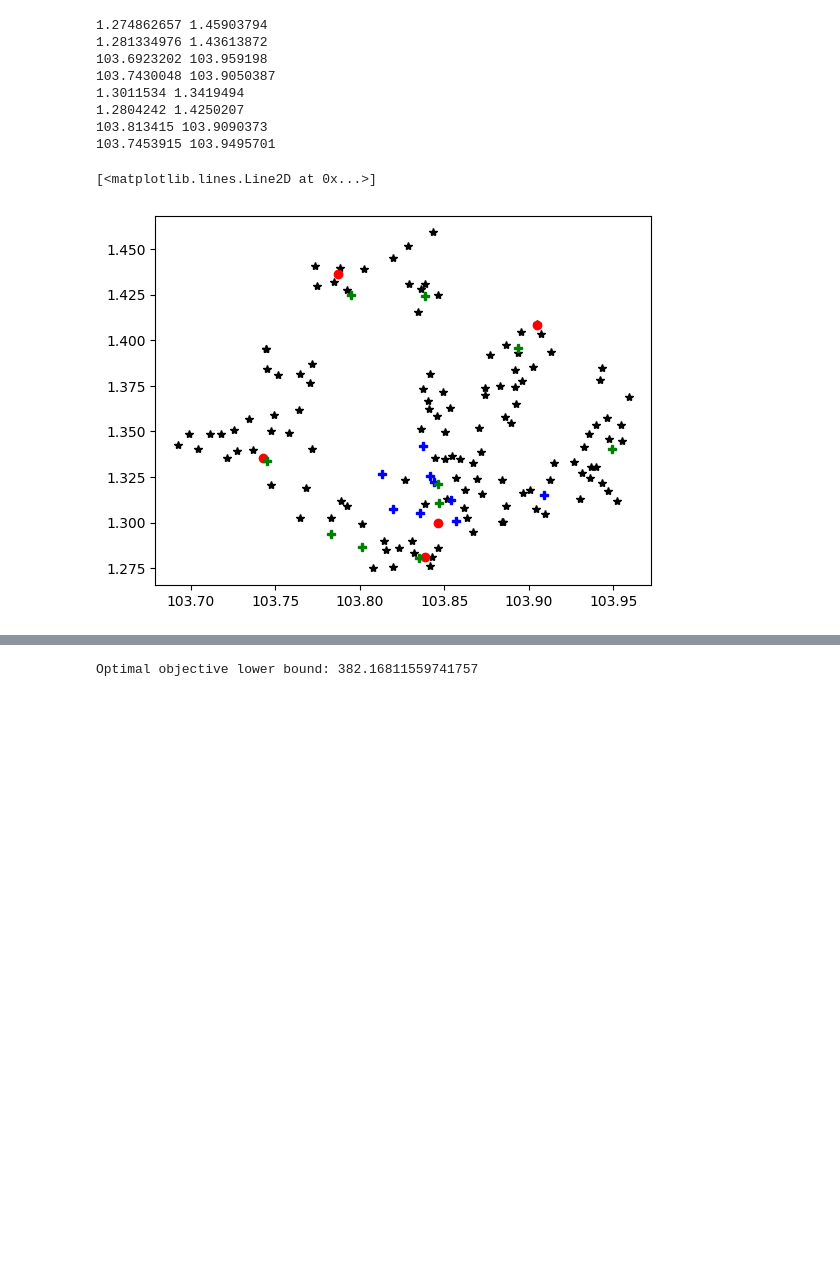
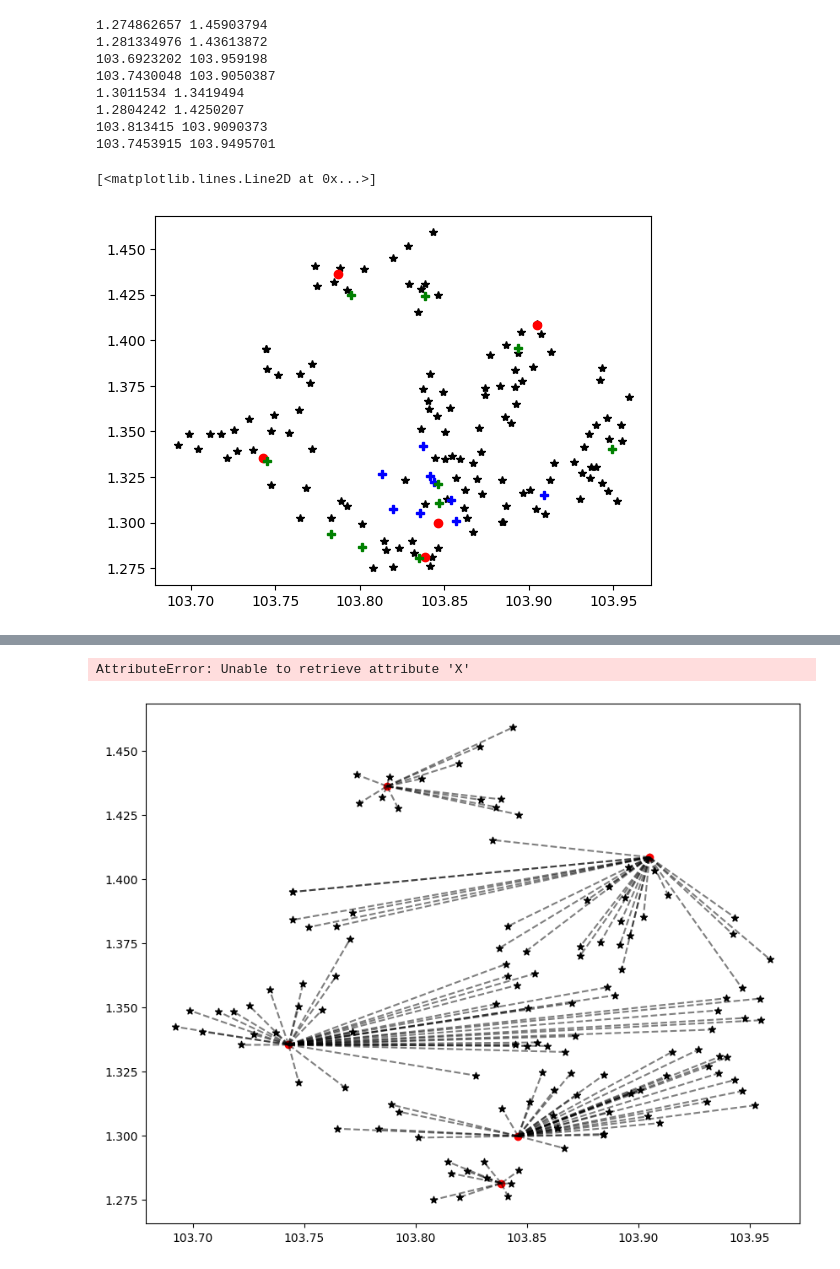
Before and after one commit to benedict-9/HST_proj1, a Jupyter notebook: distance computation.ipynb, the cells around one changed output, grey strips where cells are left out. Cells and saved outputs as stored; diff of their text form; code cells hidden in the pictures; blank space fills up the shorter version.

```diff
--- a/distance computation.ipynb
+++ b/distance computation.ipynb
@@ -358,6 +288,56 @@ plt.show()
-# %%
-if model.Status == GRB.OPTIMAL or model.Status == GRB.SUBOPTIMAL:
-    lower_bound = model.ObjBound
-    print(f"Optimal objective lower bound: {lower_bound}")
-# %% [output]
-Optimal objective lower bound: 382.16811559741757
+# %%
+# Plotting the results
+plt.figure(figsize=(10, 8))
+
+# Plot community centers and blood banks
+plt.scatter([c[0] for c in comm_coords], [c[1] for c in comm_coords], c='black', marker='*', label='Community Centers')
+plt.scatter([b[0] for b in bank_coords], [b[1] for b in bank_coords], c='red', marker='o', label='Blood Banks')
+
+# Draw assignment lines (gray dashed)
+for k in I:
+    for j in assignments[k]:
+        bx, by = bank_coords[k]
+        cx, cy = comm_coords[j]
+        plt.plot([bx, cx], [by, cy], 'k--', alpha=0.5)
+
+# Optionally, plot TSP routes for each blood bank
+def extract_tsp_route(u, k, nbrcoll):
+    # Simple greedy extraction (not guaranteed to be optimal order, but shows the route)
+    route = []
+    visited = set()
+    # Find start node (assigned to k)
+    for i in range(nbrcoll):
+        if sum(u[k, i, j].X for j in range(nbrcoll) if j != i) > 0.5:
+            current = i
+            break
+    route.append(current)
+    while len(route) < len(assignments[k]):
+        for j in range(nbrcoll):
+            if j != current and u[k, current, j].X > 0.5 and j not in visited:
+                route.append(j)
+                visited.add(current)
+                current = j
+                break
+        else:
+            break
+    return route
+
+colors = ['orange', 'green', 'purple', 'brown', 'magenta']
+for k in I:
+    if assignments[k]:
+        route = extract_tsp_route(u, k, nbrcomm)
+        if route:
+            path = [bank_coords[k]] + [comm_coords[j] for j in route] + [bank_coords[k]]
+            path_x, path_y = zip(*path)
+            plt.plot(path_x, path_y, color=colors[k % len(colors)], linewidth=2, label=f'TSP Route BB {k+1}')
+
+plt.title("Optimized Assignments and TSP Routes for Blood Banks")
+plt.xlabel("Longitude")
+plt.ylabel("Latitude")
+plt.legend()
+plt.grid(True)
+plt.tight_layout()
+plt.show()
+# %% [output]
+AttributeError: Unable to retrieve attribute 'X'
+[figure, added]
```
Also changed, not shown: parts of 4 cells of this notebook, 1 other file.
